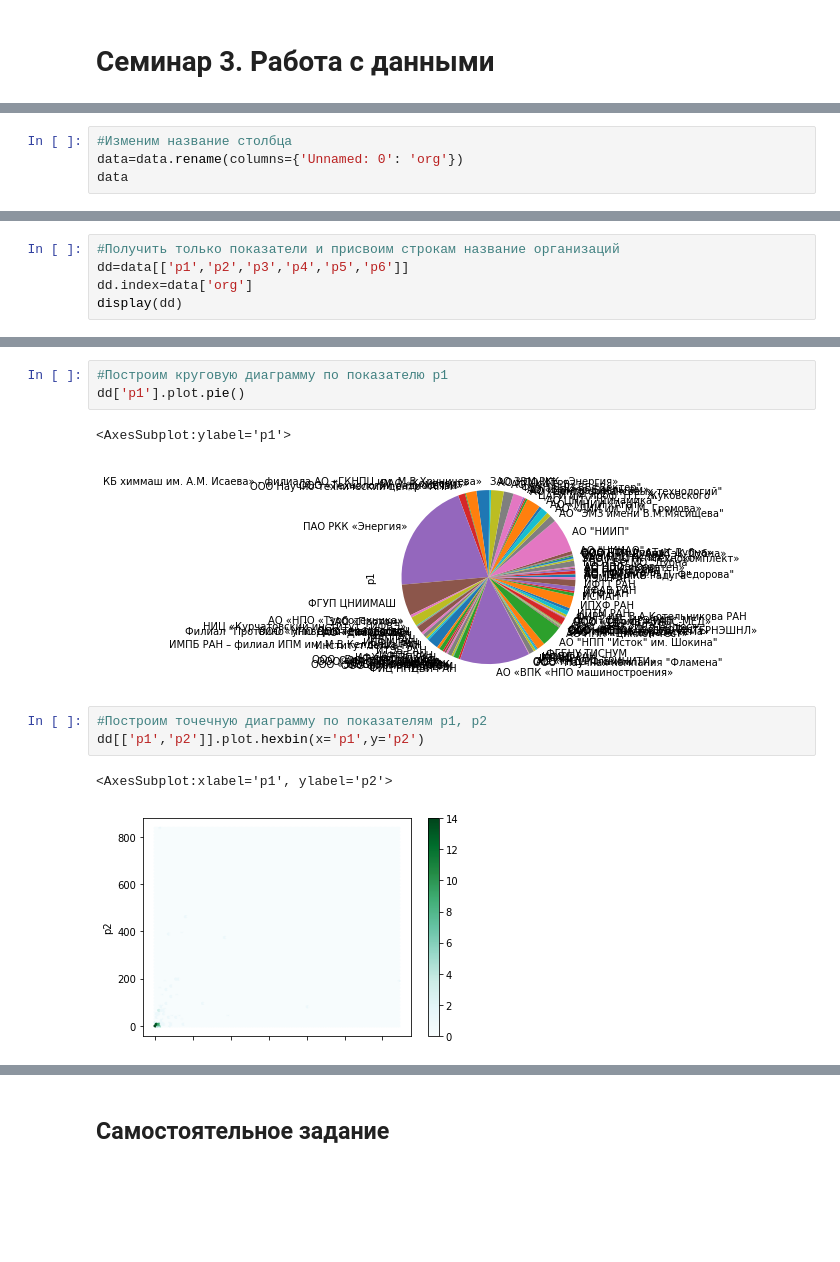
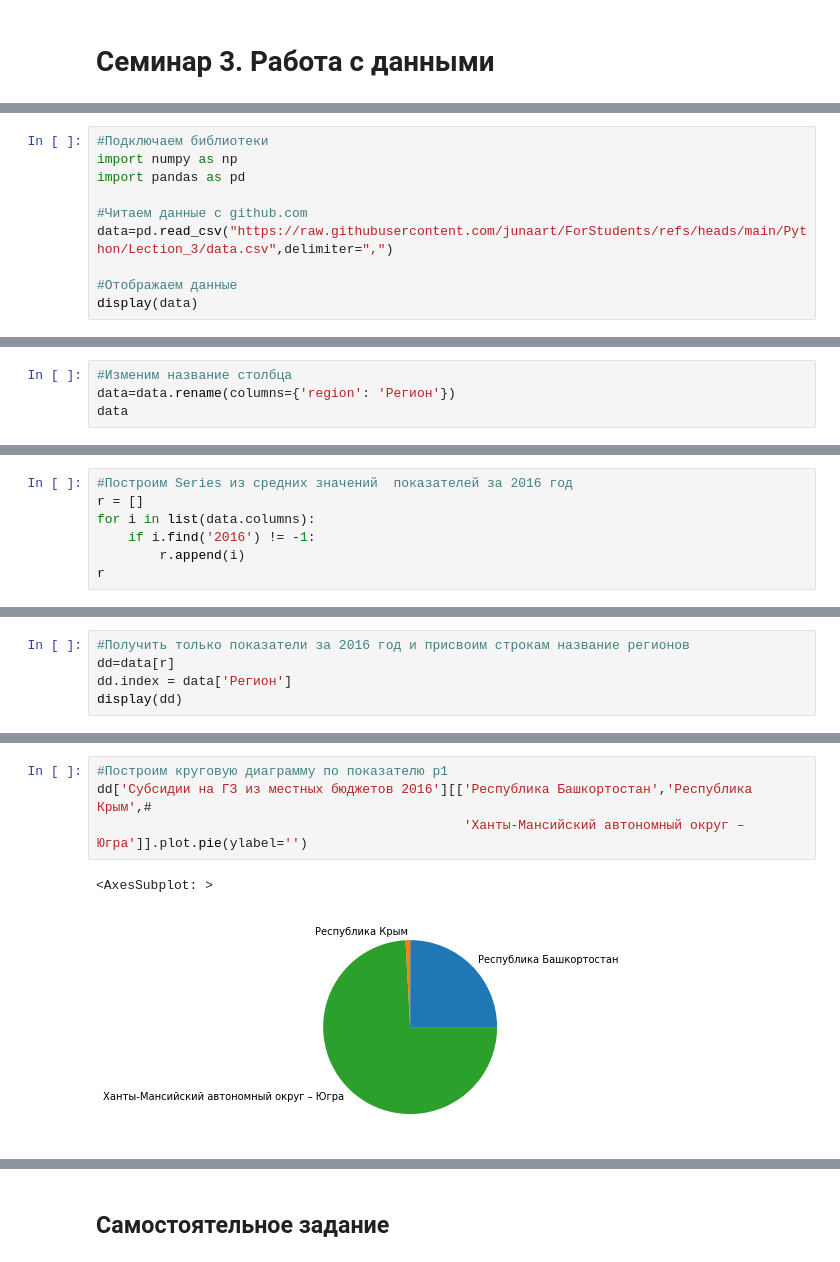
Before and after one commit to junaart/ForStudents, a Jupyter notebook: Python/Lection_3/Seminar_3.ipynb, the cells around one changed output, grey strips where cells are left out. Cells and saved outputs as stored; diff of their text form; blank space fills up the shorter version.

```diff
--- a/Python/Lection_3/Seminar_3.ipynb
+++ b/Python/Lection_3/Seminar_3.ipynb
@@ -26,0 +3,10 @@ display(data)
+# %%
+#Подключаем библиотеки
+import numpy as np
+import pandas as pd
+
+#Читаем данные с github.com
+data=pd.read_csv("https://raw.githubusercontent.com/junaart/ForStudents/refs/heads/main/Python/Lection_3/data.csv",delimiter=",")
+
+#Отображаем данные
+display(data)
@@ -27,5 +44,5 @@ display(data)
 # %%
 #Изменим название столбца
-data=data.rename(columns={'Unnamed: 0': 'org'})
+data=data.rename(columns={'region': 'Регион'})
 data
 # %% [output]
@@ -111,0 +119,7 @@ data[(data['city']=='Дубна') & (data['p2']>=10)][['org','p2']]
+# %%
+#Построим Series из средних значений  показателей за 2016 год
+r = []
+for i in list(data.columns):
+    if i.find('2016') != -1:
+        r.append(i)
+r
@@ -124,6 +158,6 @@ dtype: float64
 # %%
-#Получить только показатели и присвоим строкам название организаций
-dd=data[['p1','p2','p3','p4','p5','p6']]
-dd.index=data['org']
+#Получить только показатели за 2016 год и присвоим строкам название регионов
+dd=data[r]
+dd.index = data['Регион']
 display(dd)
 # %% [output]
@@ -144,12 +187,7 @@ display(dd)
 # %%
 #Построим круговую диаграмму по показателю p1
-dd['p1'].plot.pie()
+dd['Субсидии на ГЗ из местных бюджетов 2016'][['Республика Башкортостан','Республика Крым',#
+                                               'Ханты-Мансийский автономный округ – Югра']].plot.pie(ylabel='')
 # %% [output]
-<AxesSubplot:ylabel='p1'>
+<AxesSubplot: >
-[figure, old version]
+[figure, new version]
-# %%
-#Построим точечную диаграмму по показателям p1, p2
-dd[['p1','p2']].plot.hexbin(x='p1',y='p2')
-# %% [output]
-<AxesSubplot:xlabel='p1', ylabel='p2'>
-[figure, removed]
```
Also changed, not shown: parts of 19 cells of this notebook.
